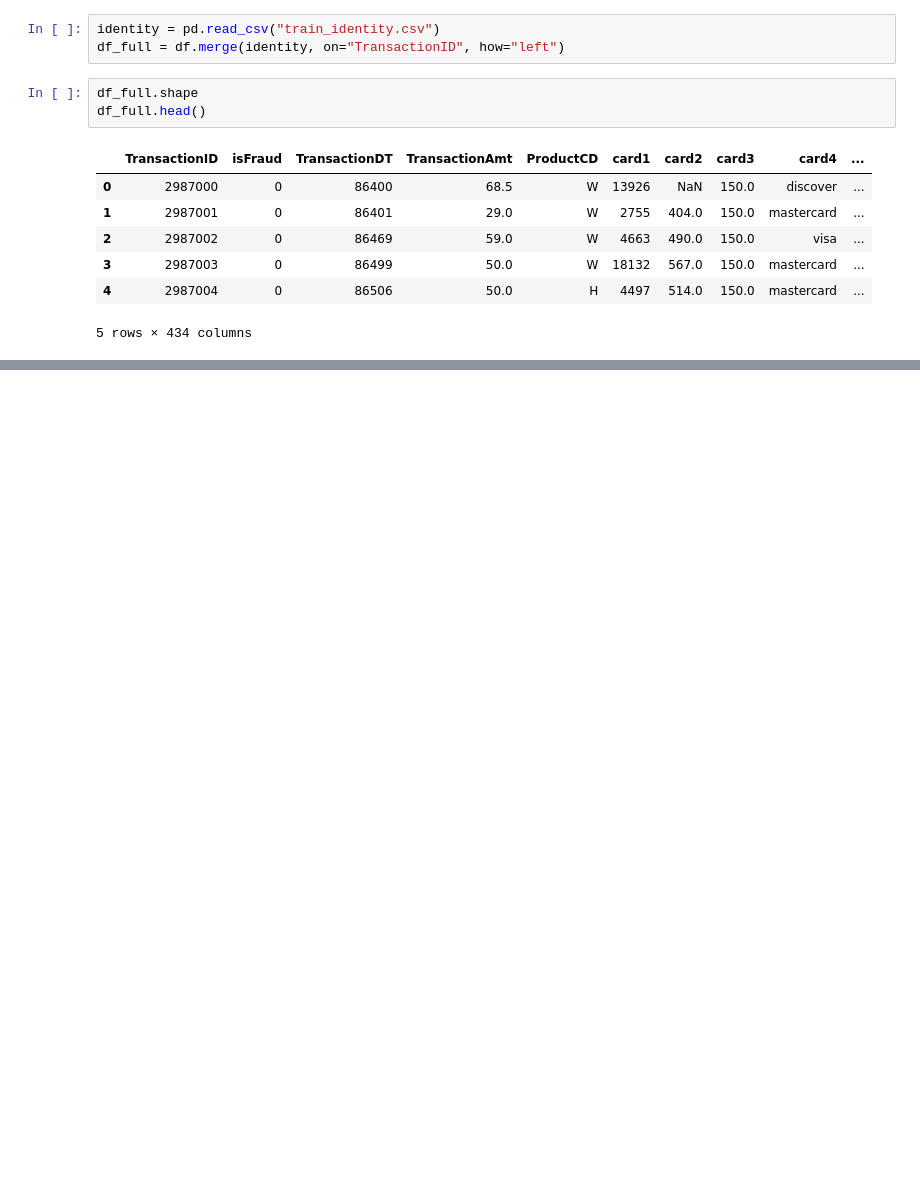
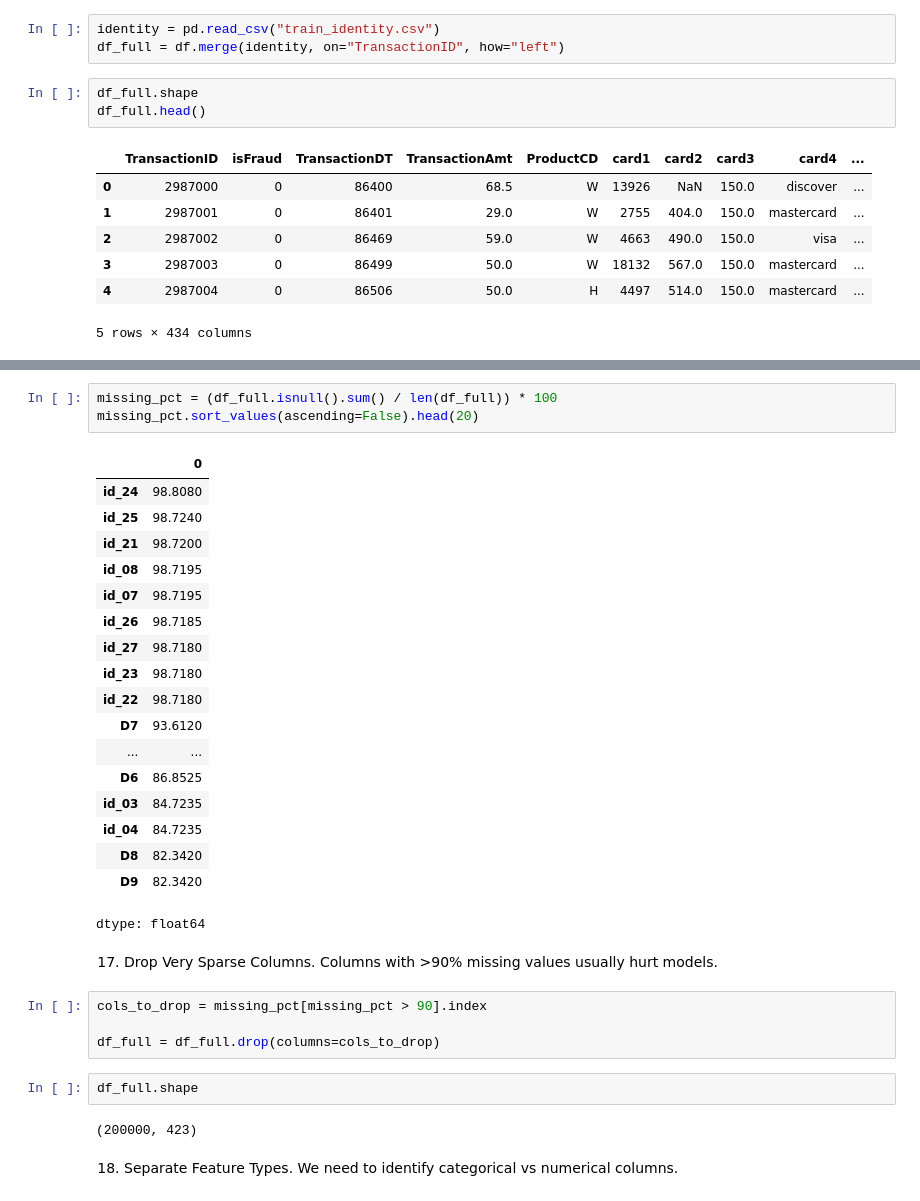
Before and after one commit to AnshulBanda/Capstone, a Jupyter notebook: fraud_detection/notebooks/Capstone1.ipynb, the cells around one changed output, grey strips where cells are left out. Cells and saved outputs as stored; diff of their text form; blank space fills up the shorter version.

```diff
--- a/fraud_detection/notebooks/Capstone1.ipynb
+++ b/fraud_detection/notebooks/Capstone1.ipynb
@@ -162,0 +208,34 @@ df_full.head()
+# %%
+missing_pct = (df_full.isnull().sum() / len(df_full)) * 100
+missing_pct.sort_values(ascending=False).head(20)
+# %% [output]
+|  | 0 |
+| id_24 | 98.8080 |
+| id_25 | 98.7240 |
+| id_21 | 98.7200 |
+| id_08 | 98.7195 |
+| id_07 | 98.7195 |
+| id_26 | 98.7185 |
+| id_27 | 98.7180 |
+| id_23 | 98.7180 |
+| id_22 | 98.7180 |
+| D7 | 93.6120 |
+| ... | ... |
+| D6 | 86.8525 |
+| id_03 | 84.7235 |
+| id_04 | 84.7235 |
+| D8 | 82.3420 |
+| D9 | 82.3420 |
+dtype: float64
+# %% [markdown]
+17. Drop Very Sparse Columns. Columns with >90% missing values usually hurt models.
+# %%
+cols_to_drop = missing_pct[missing_pct > 90].index
+
+df_full = df_full.drop(columns=cols_to_drop)
+# %%
+df_full.shape
+# %% [output]
+(200000, 423)
+# %% [markdown]
+18. Separate Feature Types. We need to identify categorical vs numerical columns.
```
Also changed, not shown: parts of 30 cells of this notebook.
